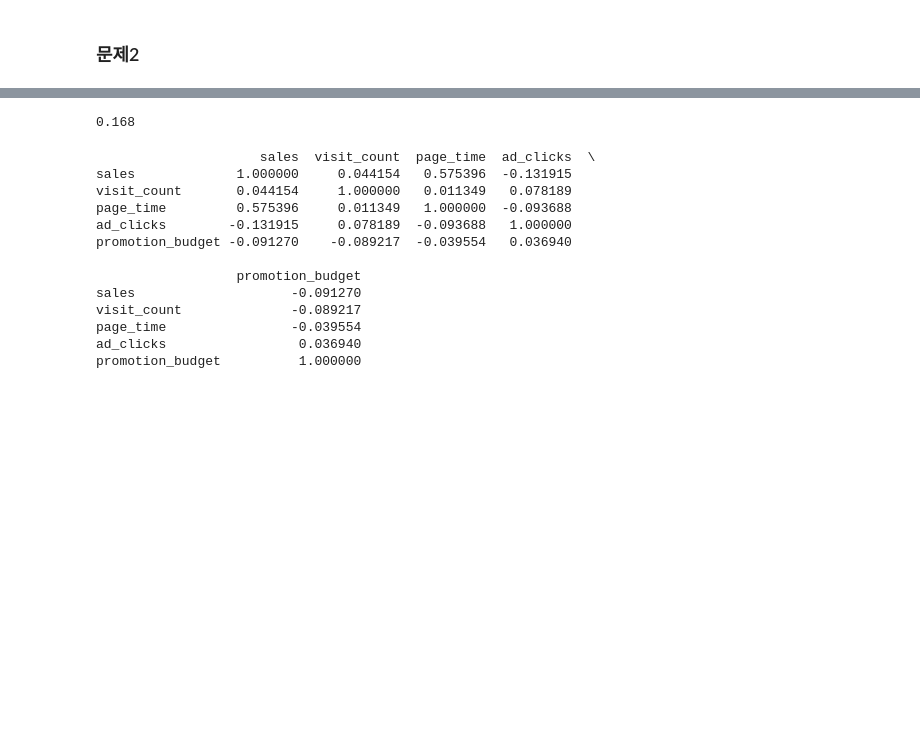
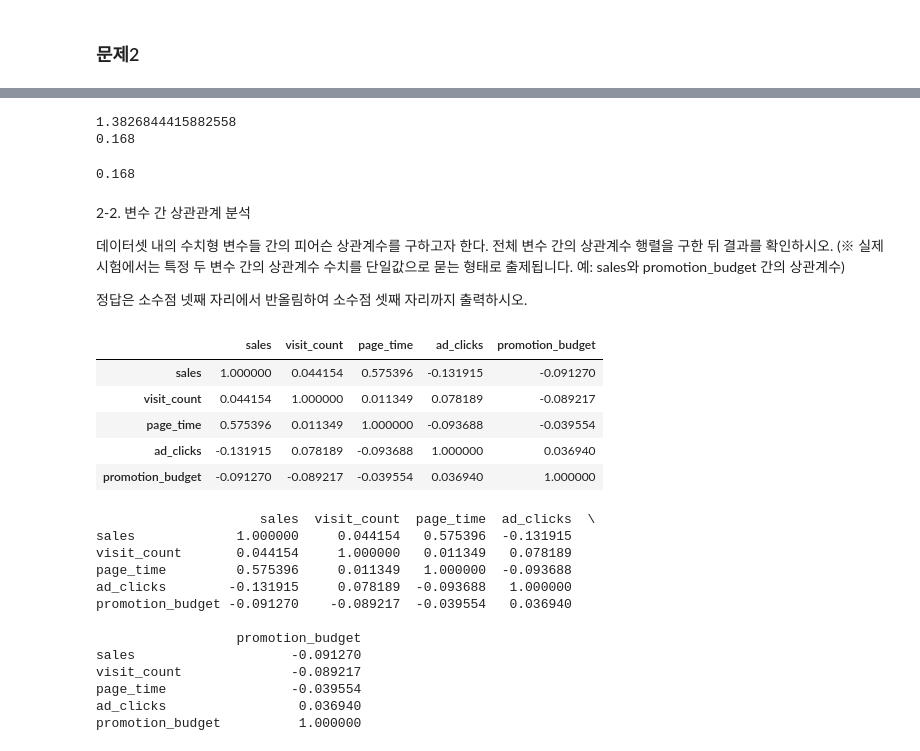
Before and after one commit to sohyun23/Big-Data-Analysis-, a Jupyter notebook: part4/ch11/p11_type3.ipynb, the cells around one changed output, grey strips where cells are left out. Saved outputs shown, nothing was run; the diff lists cells and outputs as text; code cells hidden in the pictures; blank space fills up the shorter version.

```diff
--- a/part4/ch11/p11_type3.ipynb
+++ b/part4/ch11/p11_type3.ipynb
@@ -126,3 +218,12 @@ print(round(sensitivity, 2))
+# %%
+from scipy import stats
+st, pv = stats.ttest_1samp(df['sales'], 35000)
+print(st)
+print(round(pv, 3))
+#print(help(stats.ttest_1samp))
+# %% [output]
+1.3826844415882558
+0.168
 # %%
 import pandas as pd
 from scipy.stats import ttest_1samp
@@ -138,6 +239,23 @@ print(round(p_value, 3))
 # 정답: 0.168
 # %% [output]
 0.168
+# %% [markdown]
+2-2. 변수 간 상관관계 분석
+
+데이터셋 내의 수치형 변수들 간의 피어슨 상관계수를 구하고자 한다. 전체 변수 간의 상관계수 행렬을 구한 뒤 결과를 확인하시오. (※ 실제 시험에서는 특정 두 변수 간의 상관계수 수치를 단일값으로 묻는 형태로 출제됩니다. 예: sales와 promotion_budget 간의 상관계수)
+
+정답은 소수점 넷째 자리에서 반올림하여 소수점 셋째 자리까지 출력하시오.
+# %%
+#print(help(df.corr))
+#round(df.corr(method = 'pearson').loc['sales', 'promotion_budget'],3)
+df.corr()
+# %% [output]
+|  | sales | visit_count | page_time | ad_clicks | promotion_budget |
+| sales | 1.000000 | 0.044154 | 0.575396 | -0.131915 | -0.091270 |
+| visit_count | 0.044154 | 1.000000 | 0.011349 | 0.078189 | -0.089217 |
+| page_time | 0.575396 | 0.011349 | 1.000000 | -0.093688 | -0.039554 |
+| ad_clicks | -0.131915 | 0.078189 | -0.093688 | 1.000000 | 0.036940 |
+| promotion_budget | -0.091270 | -0.089217 | -0.039554 | 0.036940 | 1.000000 |
 # %%
 # 1) 상관계수 행렬 계산
 print(df.corr())
```
Also changed, not shown: parts of 12 cells of this notebook.
